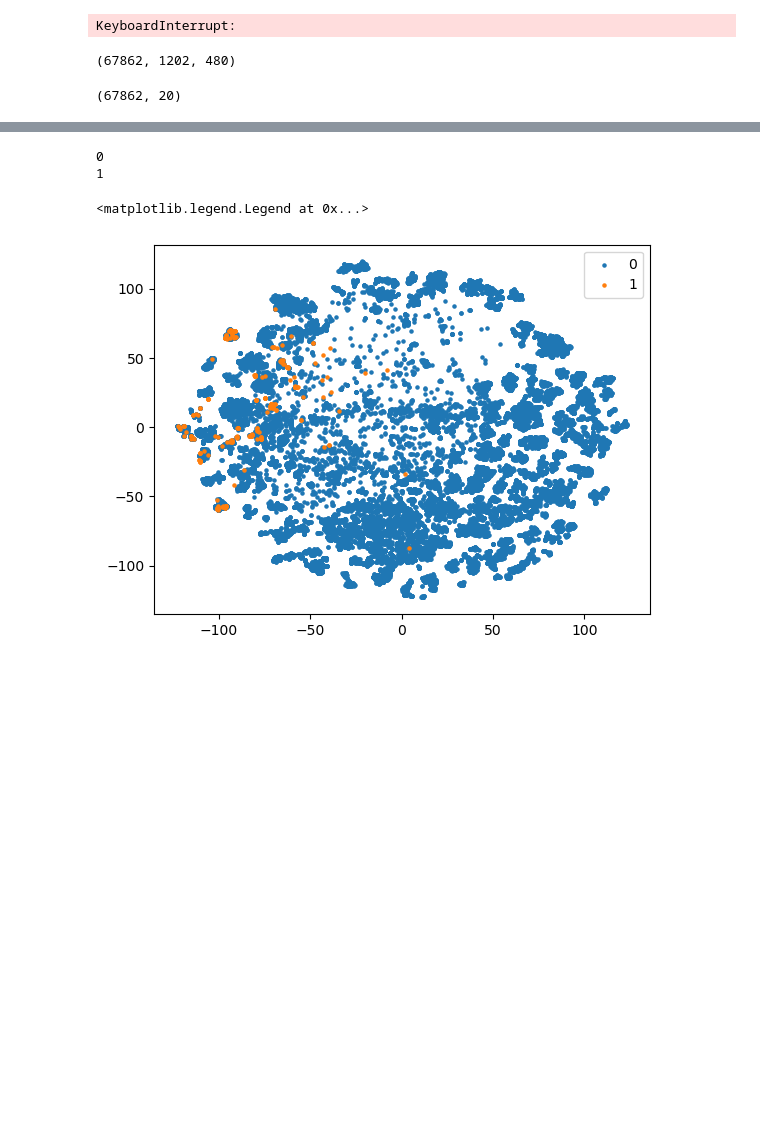
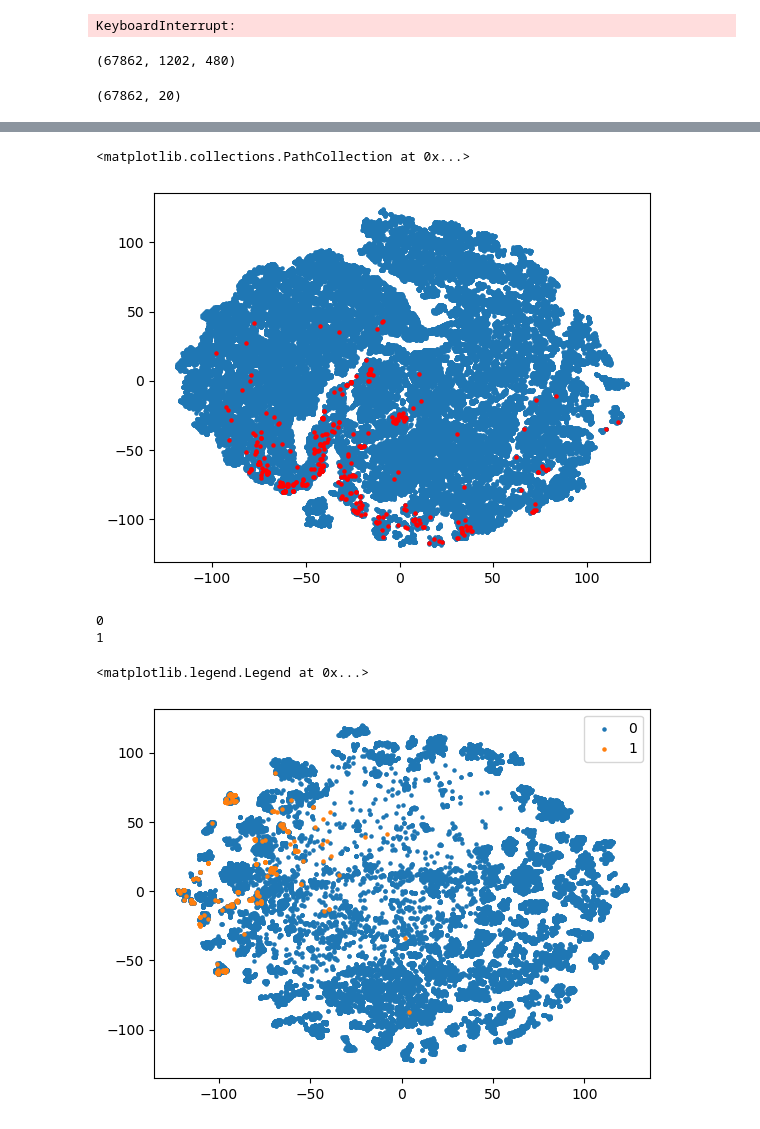
Before and after one commit to tyfei0216/ionChannel, a Jupyter notebook: test_esm.ipynb, the cells around one changed output, grey strips where cells are left out. Cells and saved outputs as stored; diff of their text form; code cells hidden in the pictures; blank space fills up the shorter version.

```diff
--- a/test_esm.ipynb
+++ b/test_esm.ipynb
@@ -223,3 +228,11 @@ for i in np.unique(df["labels"]):
+# %%
+subdf = df[df["draw"] == 0]
+plt.scatter(subdf["x"], subdf["y"], label=subdf["draw"], s=5)
+subdf = df[df["draw"] == 1]
+plt.scatter(subdf["x"], subdf["y"], label=subdf["draw"], c="red",s=5)
+# %% [output]
+<matplotlib.collections.PathCollection at 0x...>
+[figure, added]
 # %%
 # c = [0]*50000+[1]*369
 for i in np.unique(df["virus_seq"]):
```
Also changed, not shown: parts of 2 cells of this notebook, 15 other files.
